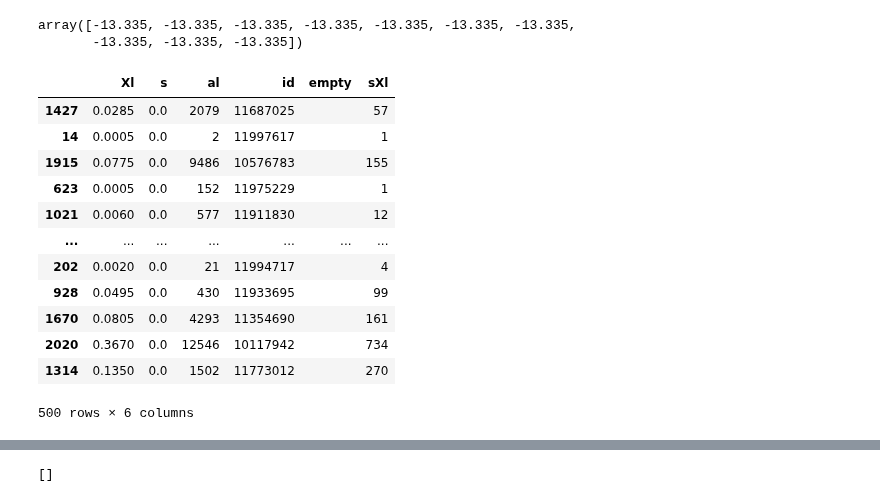
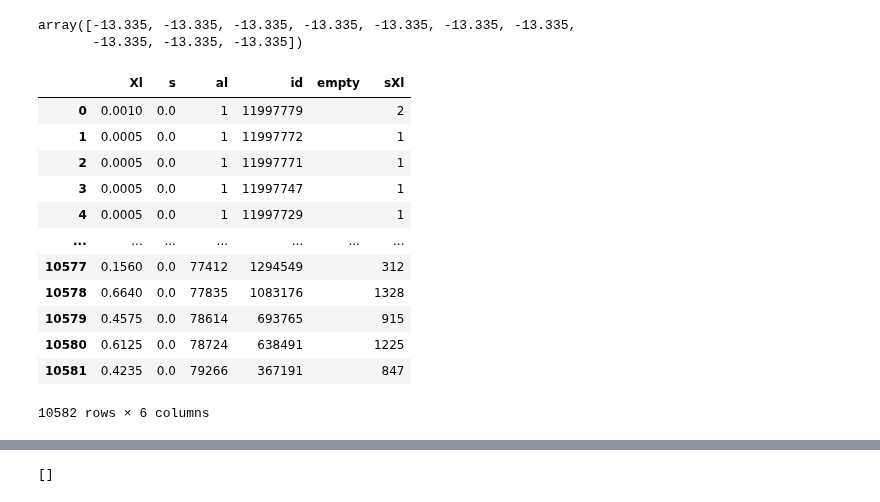
Before and after one commit to VivaswatS/selCoefEst, a Jupyter notebook: mom-framework.ipynb, the cells around one changed output, grey strips where cells are left out. Saved outputs shown, nothing was run; the diff lists cells and outputs as text; code cells hidden in the pictures.

```diff
--- a/mom-framework.ipynb
+++ b/mom-framework.ipynb
@@ -1122,26 +1297,26 @@ array([-13.335, -13.335, -13.335, -13.335, -13.335, -13.335, -13.335,
        -13.335, -13.335, -13.335])
 # %%
 ## predictions with data from neutral case only
-dfneut = pd.read_csv("outfiles/ConstantSize0.0.1.full_out.txt",sep='\t',header=None,).sample(n=500)
+dfneut = pd.read_csv("outfiles/ConstantSize0.0.1.full_out.txt",sep='\t',header=None,)
 dfneut.columns = ['','Xl','s','al','id']
 dfneut['empty'] = ''
 dfneut['sXl'] = (dfneut['Xl']*2000).astype('int')
 dfneut['al'] = 80000+1 - dfneut['al']
 dfneut['al'] = dfneut['al'].astype('int')
 dfneut = dfneut.iloc[:,1:]
 datneut = dfneut.to_numpy()
 dfneut
 # %% [output]
 |  | Xl | s | al | id | empty | sXl |
-| 1427 | 0.0285 | 0.0 | 2079 | 11687025 |  | 57 |
-| 14 | 0.0005 | 0.0 | 2 | 11997617 |  | 1 |
-| 1915 | 0.0775 | 0.0 | 9486 | 10576783 |  | 155 |
-| 623 | 0.0005 | 0.0 | 152 | 11975229 |  | 1 |
-| 1021 | 0.0060 | 0.0 | 577 | 11911830 |  | 12 |
+| 0 | 0.0010 | 0.0 | 1 | 11997779 |  | 2 |
+| 1 | 0.0005 | 0.0 | 1 | 11997772 |  | 1 |
+| 2 | 0.0005 | 0.0 | 1 | 11997771 |  | 1 |
+| 3 | 0.0005 | 0.0 | 1 | 11997747 |  | 1 |
+| 4 | 0.0005 | 0.0 | 1 | 11997729 |  | 1 |
 | ... | ... | ... | ... | ... | ... | ... |
-| 202 | 0.0020 | 0.0 | 21 | 11994717 |  | 4 |
-| 928 | 0.0495 | 0.0 | 430 | 11933695 |  | 99 |
-| 1670 | 0.0805 | 0.0 | 4293 | 11354690 |  | 161 |
-| 2020 | 0.3670 | 0.0 | 12546 | 10117942 |  | 734 |
-| 1314 | 0.1350 | 0.0 | 1502 | 11773012 |  | 270 |
+| 10577 | 0.1560 | 0.0 | 77412 | 1294549 |  | 312 |
+| 10578 | 0.6640 | 0.0 | 77835 | 1083176 |  | 1328 |
+| 10579 | 0.4575 | 0.0 | 78614 | 693765 |  | 915 |
+| 10580 | 0.6125 | 0.0 | 78724 | 638491 |  | 1225 |
+| 10581 | 0.4235 | 0.0 | 79266 | 367191 |  | 847 |
-500 rows × 6 columns
+10582 rows × 6 columns
```
Also changed, not shown: parts of 17 cells of this notebook.
